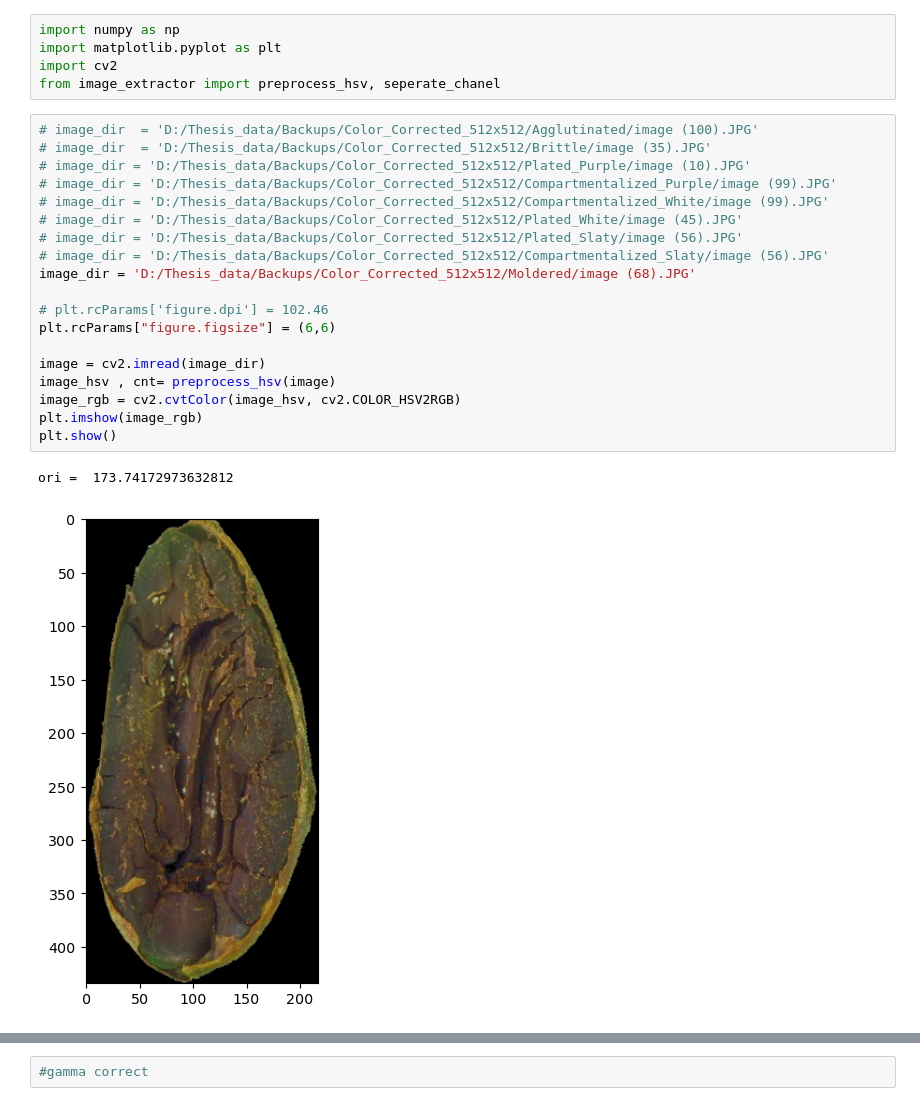
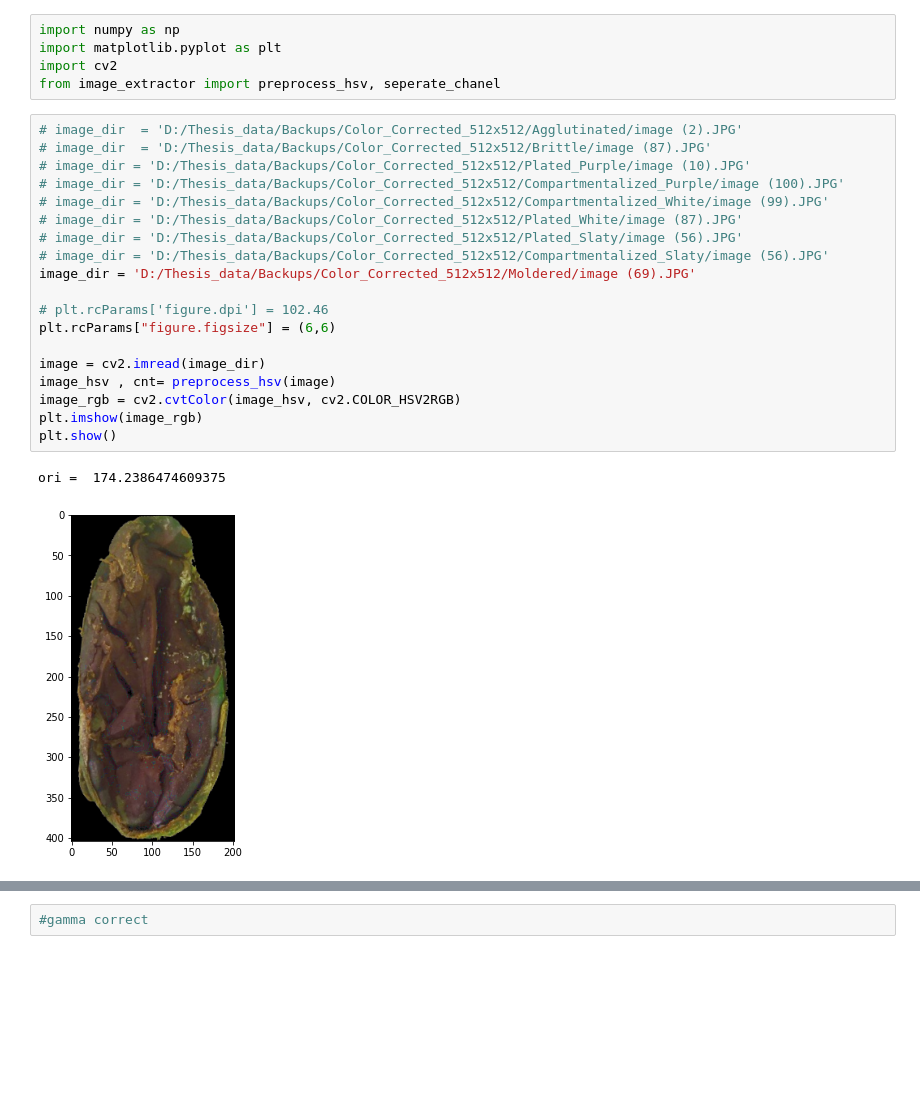
Before and after one commit to quanglochuynh/thesis2022, a Jupyter notebook: The_new_thesis_approach/moldered_test.ipynb, the cells around one changed output, grey strips where cells are left out. Saved outputs shown, nothing was run; the diff lists cells and outputs as text; blank space fills up the shorter version.

```diff
--- a/The_new_thesis_approach/moldered_test.ipynb
+++ b/The_new_thesis_approach/moldered_test.ipynb
@@ -4,27 +4,27 @@ import matplotlib.pyplot as plt
 import cv2
 from image_extractor import preprocess_hsv, seperate_chanel
 # %%
-# image_dir  = 'D:/Thesis_data/Backups/Color_Corrected_512x512/Agglutinated/image (100).JPG'
-# image_dir  = 'D:/Thesis_data/Backups/Color_Corrected_512x512/Brittle/image (35).JPG'
+# image_dir  = 'D:/Thesis_data/Backups/Color_Corrected_512x512/Agglutinated/image (2).JPG'
+# image_dir  = 'D:/Thesis_data/Backups/Color_Corrected_512x512/Brittle/image (87).JPG'
 # image_dir = 'D:/Thesis_data/Backups/Color_Corrected_512x512/Plated_Purple/image (10).JPG'
-# image_dir = 'D:/Thesis_data/Backups/Color_Corrected_512x512/Compartmentalized_Purple/image (99).JPG'
+# image_dir = 'D:/Thesis_data/Backups/Color_Corrected_512x512/Compartmentalized_Purple/image (100).JPG'
 # image_dir = 'D:/Thesis_data/Backups/Color_Corrected_512x512/Compartmentalized_White/image (99).JPG'
-# image_dir = 'D:/Thesis_data/Backups/Color_Corrected_512x512/Plated_White/image (45).JPG'
+# image_dir = 'D:/Thesis_data/Backups/Color_Corrected_512x512/Plated_White/image (87).JPG'
 # image_dir = 'D:/Thesis_data/Backups/Color_Corrected_512x512/Plated_Slaty/image (56).JPG'
 # image_dir = 'D:/Thesis_data/Backups/Color_Corrected_512x512/Compartmentalized_Slaty/image (56).JPG'
-image_dir = 'D:/Thesis_data/Backups/Color_Corrected_512x512/Moldered/image (68).JPG'
+image_dir = 'D:/Thesis_data/Backups/Color_Corrected_512x512/Moldered/image (69).JPG'
 
 # plt.rcParams['figure.dpi'] = 102.46
 plt.rcParams["figure.figsize"] = (6,6)
 
 image = cv2.imread(image_dir)
 image_hsv , cnt= preprocess_hsv(image)
 image_rgb = cv2.cvtColor(image_hsv, cv2.COLOR_HSV2RGB)
 plt.imshow(image_rgb)
 plt.show()
 # %% [output]
-ori =  173.74172973632812
+ori =  174.2386474609375
-[figure, old version]
+[figure, new version]
 # %%
 # h,s,v = cv2.split(image_hsv)
 plt.rcParams["figure.figsize"] = (10,6)
```
Also changed, not shown: parts of 8 cells of this notebook, 1 other file.
